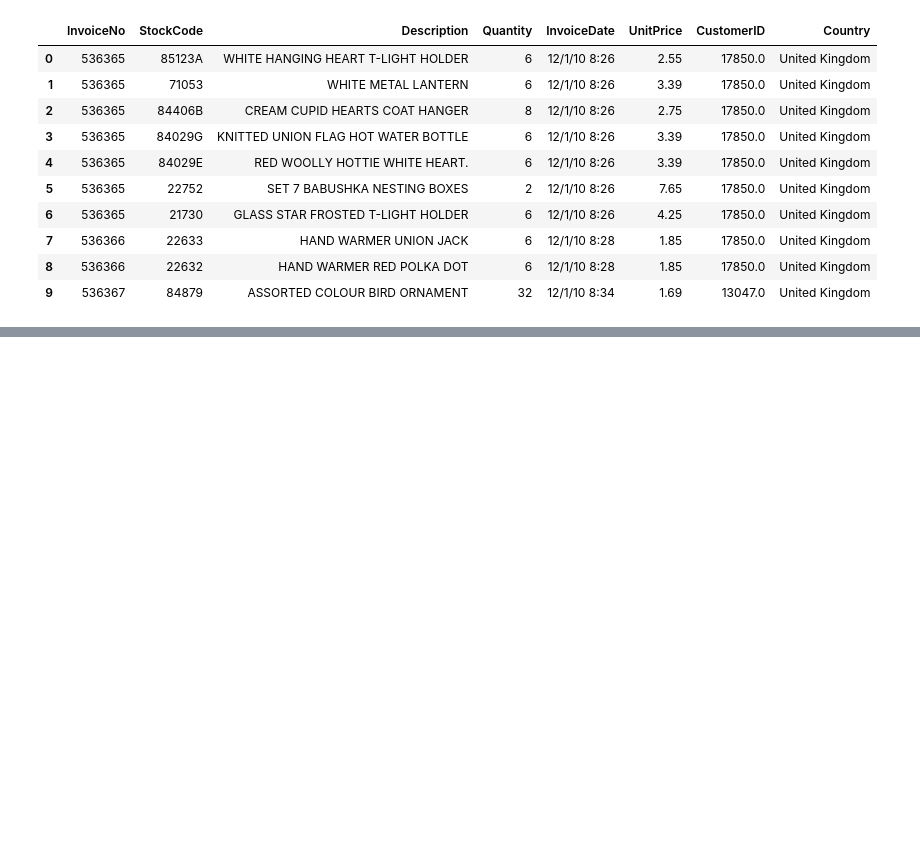
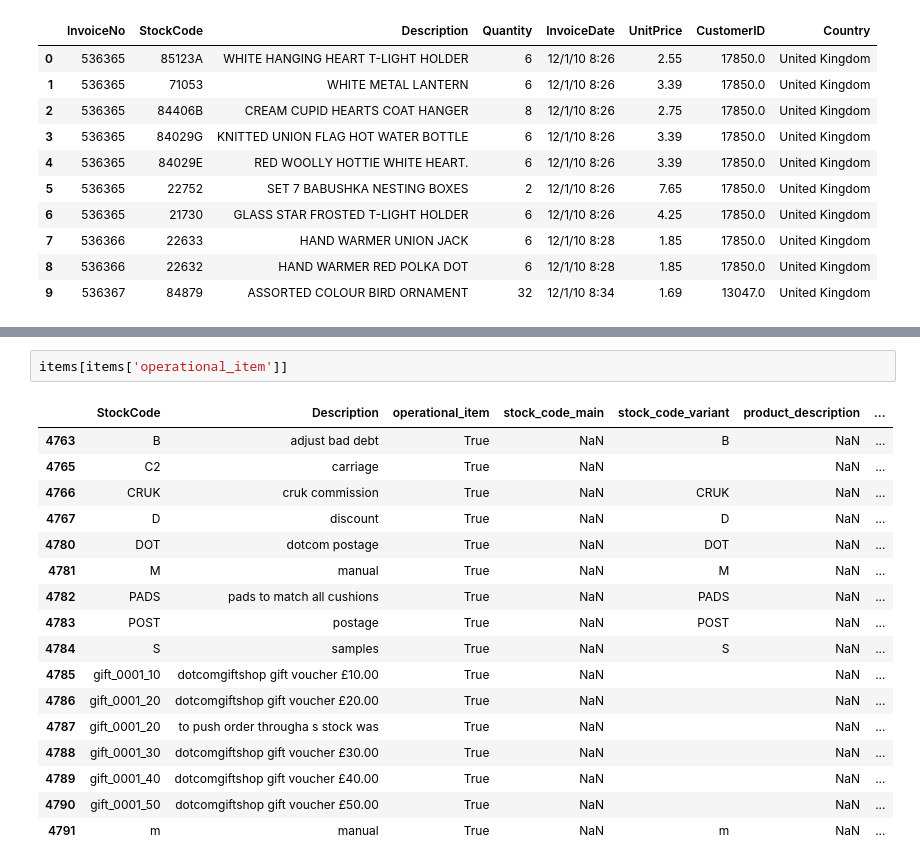
Before and after one commit to EAlmazanG/e2e-shop-pipedash, a Jupyter notebook: notebooks/prepare_data.ipynb, the cells around one changed output, grey strips where cells are left out. Drawn from its saved outputs; the diff is of its cells as text; blank space fills up the shorter version.

```diff
--- a/notebooks/prepare_data.ipynb
+++ b/notebooks/prepare_data.ipynb
@@ -32,0 +145,20 @@ display(raw_data.head(10))
+# %%
+items[items['operational_item']]
+# %% [output]
+|  | StockCode | Description | operational_item | stock_code_main | stock_code_variant | product_description | ... |
+| 4763 | B | adjust bad debt | True | NaN | B | NaN | ... |
+| 4765 | C2 | carriage | True | NaN |  | NaN | ... |
+| 4766 | CRUK | cruk commission | True | NaN | CRUK | NaN | ... |
+| 4767 | D | discount | True | NaN | D | NaN | ... |
+| 4780 | DOT | dotcom postage | True | NaN | DOT | NaN | ... |
+| 4781 | M | manual | True | NaN | M | NaN | ... |
+| 4782 | PADS | pads to match all cushions | True | NaN | PADS | NaN | ... |
+| 4783 | POST | postage | True | NaN | POST | NaN | ... |
+| 4784 | S | samples | True | NaN | S | NaN | ... |
+| 4785 | gift_0001_10 | dotcomgiftshop gift voucher £10.00 | True | NaN |  | NaN | ... |
+| 4786 | gift_0001_20 | dotcomgiftshop gift voucher £20.00 | True | NaN |  | NaN | ... |
+| 4787 | gift_0001_20 | to push order througha s stock was | True | NaN |  | NaN | ... |
+| 4788 | gift_0001_30 | dotcomgiftshop gift voucher £30.00 | True | NaN |  | NaN | ... |
+| 4789 | gift_0001_40 | dotcomgiftshop gift voucher £40.00 | True | NaN |  | NaN | ... |
+| 4790 | gift_0001_50 | dotcomgiftshop gift voucher £50.00 | True | NaN |  | NaN | ... |
+| 4791 | m | manual | True | NaN | m | NaN | ... |
```
Also changed, not shown: parts of 9 cells of this notebook.
